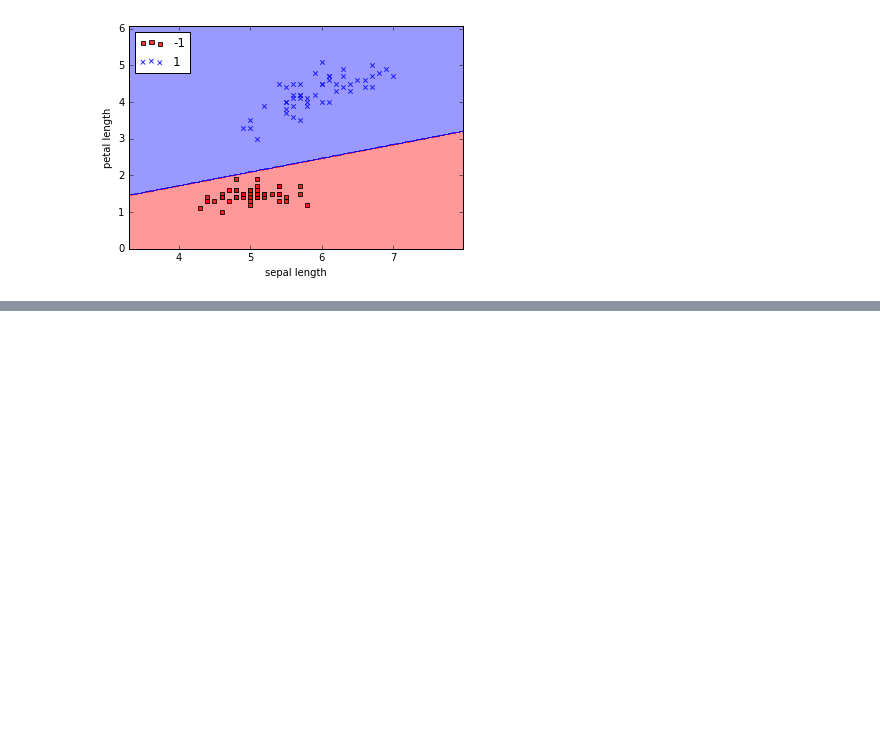
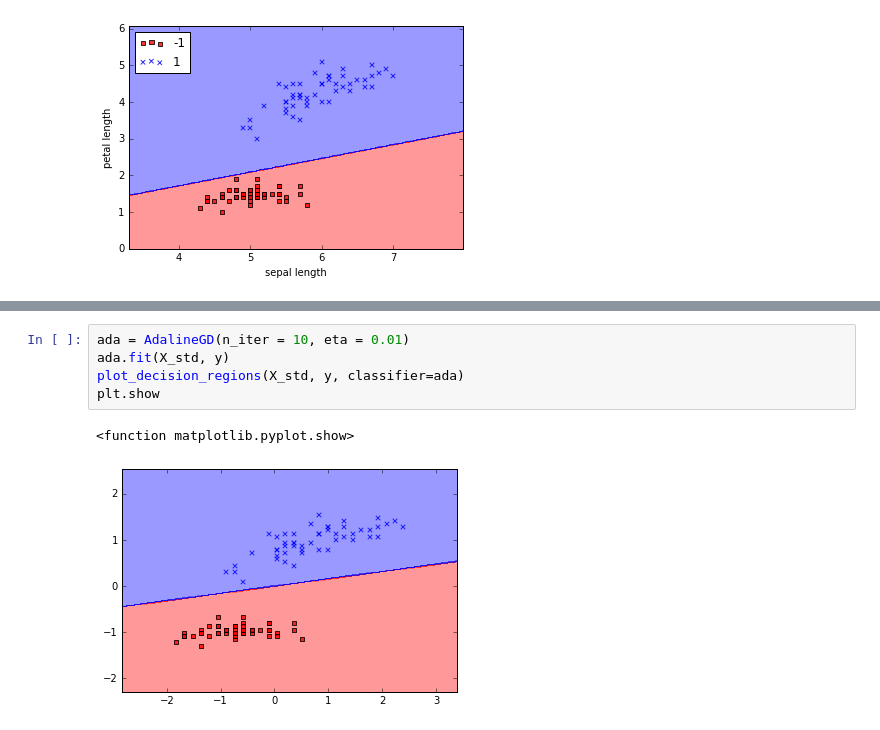
Before and after one commit to NizSlimi/Learning-ML, a Jupyter notebook: Classification.ipynb, the cells around one changed output, grey strips where cells are left out. Saved outputs shown, nothing was run; the diff lists cells and outputs as text; blank space fills up the shorter version.

```diff
--- a/Classification.ipynb
+++ b/Classification.ipynb
@@ -114,0 +169,8 @@ plt.legend(loc='upper left')
+# %%
+ada = AdalineGD(n_iter = 10, eta = 0.01)
+ada.fit(X_std, y)
+plot_decision_regions(X_std, y, classifier=ada)
+plt.show
+# %% [output]
+<function matplotlib.pyplot.show>
+[figure, added]
```
Also changed, not shown: parts of 7 cells of this notebook.
